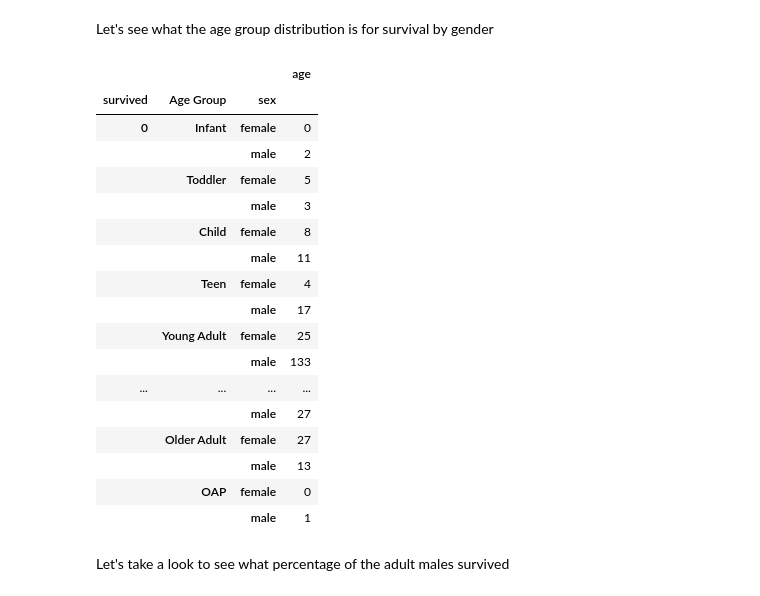
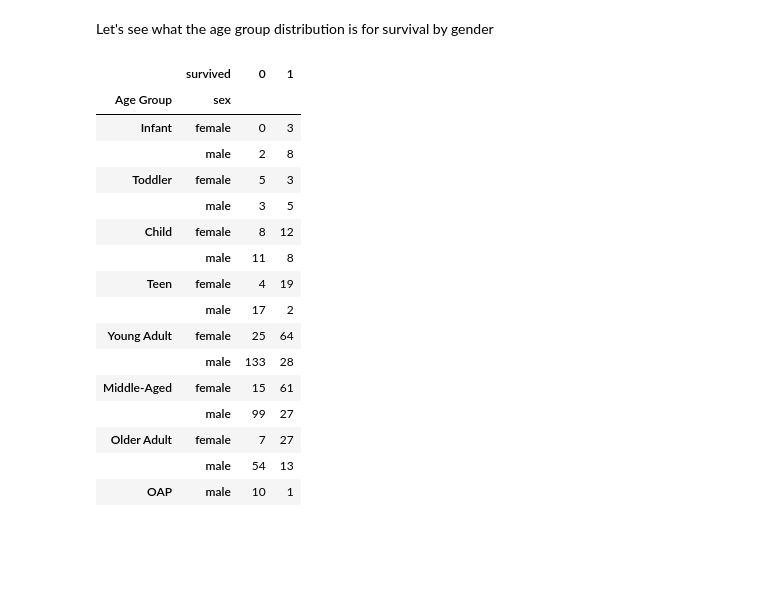
Before and after one commit to DafyddL/Data_402_Python, a Jupyter notebook: numpy_and_pandas/playing_with_pandas.ipynb, the cells around one changed output. Drawn from its saved outputs; the diff is of its cells as text; code cells hidden in the pictures; blank space fills up the shorter version.

```diff
--- a/numpy_and_pandas/playing_with_pandas.ipynb
+++ b/numpy_and_pandas/playing_with_pandas.ipynb
@@ -171,6 +194,6 @@ Here we see the average (mean) age and fare for each class.
 # %% [markdown]
 ## Add a new column showing the fare as a percentage of total
 # %%
-titanic_no_fill_age_df['percentage_fare_of_total'] = titanic_no_fill_age_df.fare/titanic_no_fill_age_df.fare.sum()
+titanic_no_fill_age_df['percentage_fare_of_total'] = 100*titanic_no_fill_age_df.fare/titanic_no_fill_age_df.fare.sum()
 titanic_no_fill_age_df
 # %% [output]
@@ -211,25 +245,23 @@ new_df['Age Group'] = pd.cut(new_df['age'], bins=bins, labels=labels, right=Fals
 # %% [markdown]
 Let's see what the age group distribution is for survival by gender
 # %%
-new_df.groupby(['survived','Age Group','sex']).count()
+#new_df.groupby(['survived','Age Group','sex']).count()
+pd.crosstab([new_df['Age Group'],new_df['sex']],new_df['survived'])
 # %% [output]
-|  |  |  | age |
-| survived | Age Group | sex |  |
-| 0 | Infant | female | 0 |
-|  |  | male | 2 |
-|  | Toddler | female | 5 |
-|  |  | male | 3 |
-|  | Child | female | 8 |
-|  |  | male | 11 |
-|  | Teen | female | 4 |
-|  |  | male | 17 |
-|  | Young Adult | female | 25 |
-|  |  | male | 133 |
-| ... | ... | ... | ... |
-|  |  | male | 27 |
-|  | Older Adult | female | 27 |
-|  |  | male | 13 |
-|  | OAP | female | 0 |
-|  |  | male | 1 |
+|  | survived | 0 | 1 |
+| Age Group | sex |  |  |
+| Infant | female | 0 | 3 |
+|  | male | 2 | 8 |
+| Toddler | female | 5 | 3 |
+|  | male | 3 | 5 |
+| Child | female | 8 | 12 |
+|  | male | 11 | 8 |
+| Teen | female | 4 | 19 |
+|  | male | 17 | 2 |
+| Young Adult | female | 25 | 64 |
+|  | male | 133 | 28 |
+| Middle-Aged | female | 15 | 61 |
+|  | male | 99 | 27 |
+| Older Adult | female | 7 | 27 |
+|  | male | 54 | 13 |
+| OAP | male | 10 | 1 |
-# %% [markdown]
-Let's take a look to see what percentage of the adult males survived
```
Also changed, not shown: parts of 30 cells of this notebook.
